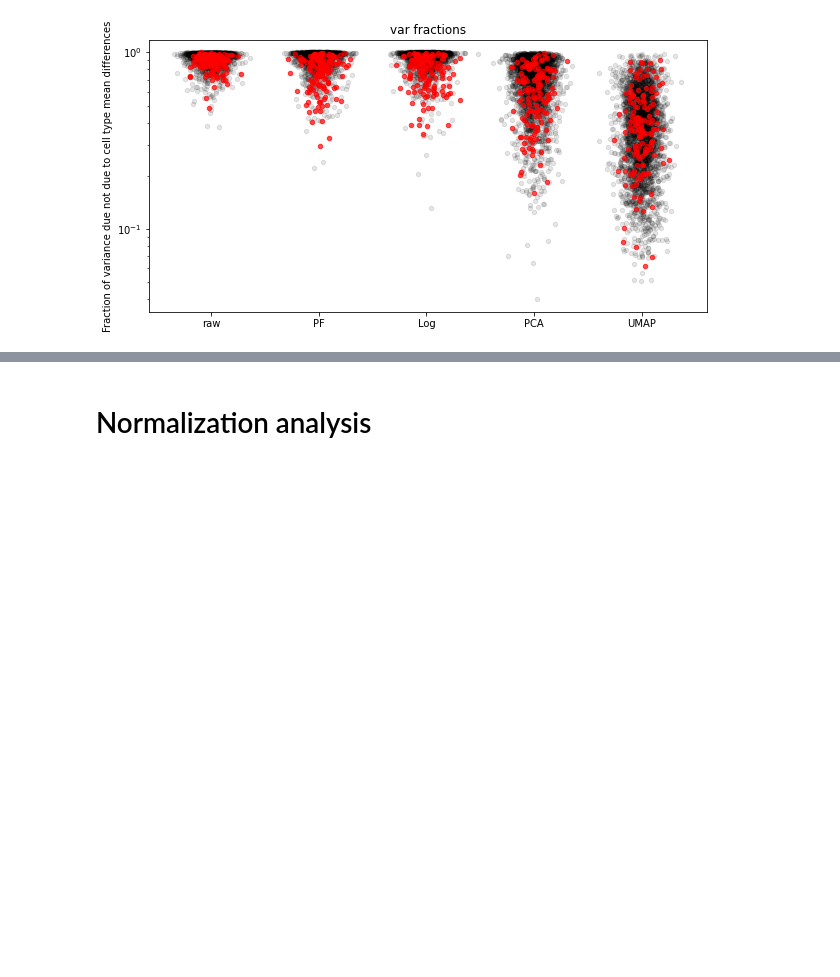
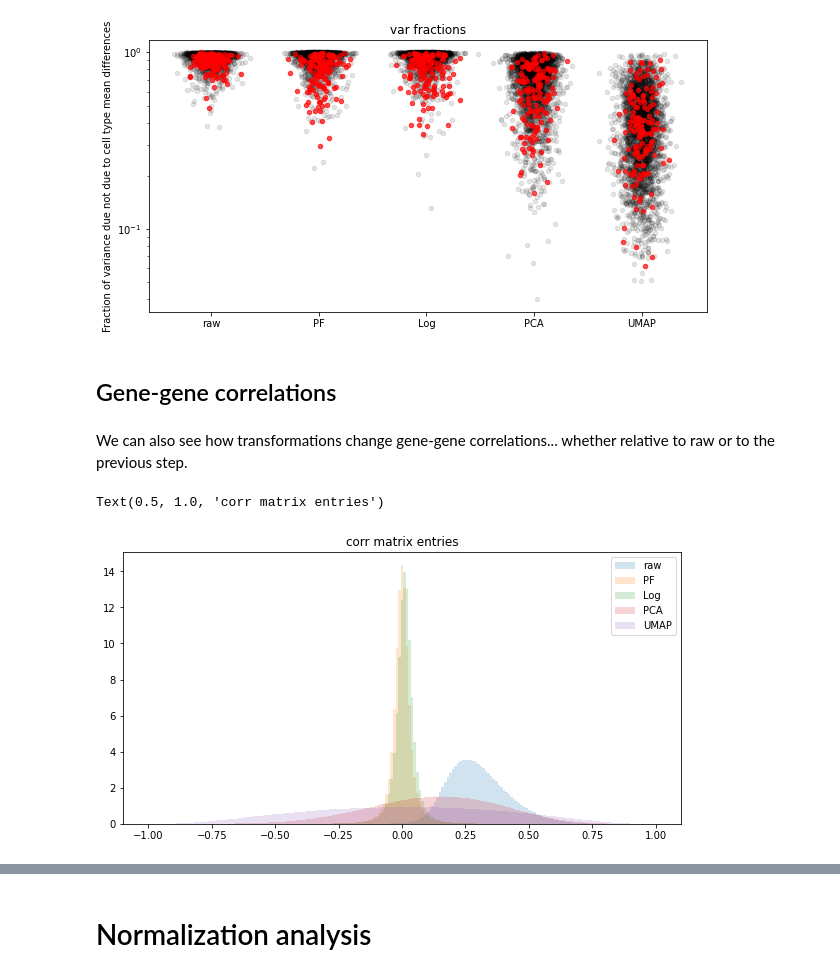
Before and after one commit to pachterlab/monod_examples, a Jupyter notebook: manuscript_computation/gg240420_allen_cellsubtypes_norm_analysis.ipynb, the cells around one changed output, grey strips where cells are left out. Saved outputs shown, nothing was run; the diff lists cells and outputs as text; code cells hidden in the pictures; blank space fills up the shorter version.

```diff
--- a/manuscript_computation/gg240420_allen_cellsubtypes_norm_analysis.ipynb
+++ b/manuscript_computation/gg240420_allen_cellsubtypes_norm_analysis.ipynb
@@ -518,3 +536,18 @@ ax1.set_ylabel('Fraction of variance due not due to cell type mean differences')
 # %% [output]
 Text(0, 0.5, 'Fraction of variance due not due to cell type mean differences')
 [figure]
+# %% [markdown]
+## Gene-gene correlations
+# %% [markdown]
+We can also see how transformations change gene-gene correlations... whether relative to raw or to the previous step.
+# %%
+def get_corrcoefs(ad_,layer):
+    cc_matrix_entries = np.corrcoef(ad_.layers[layer].T)
+    cc_matrix_entries = cc_matrix_entries[np.triu_indices(len(cc_matrix_entries),1)]
+    return cc_matrix_entries
+# %%
+rho_raw,rho_PF,rho_log,rho_PCA,rho_UMAP = [
+    get_corrcoefs(ad_subset,x)
+                                           for x in ['spliced','spliced_PF','spliced_log','spliced_PCA','spliced_UMAP']]
+# %%
+rhos = np.array([rho_raw,rho_PF,rho_log,rho_PCA,rho_UMAP])
@@ -520,0 +564,16 @@ Text(0, 0.5, 'Fraction of variance due not due to cell type mean differences')
+# %%
+n_rhos = int(sd.n_genes*(sd.n_genes-1)/2)
+fig1,ax1 = plt.subplots(1,1,figsize=(10,5))
+labels = ['raw','PF','Log','PCA','UMAP']
+# bins = np.linspace(-1,1,200)
+for k in range(5):
+#     xlocs = k+np.random.randn(n_rhos)/10
+    ax1.hist(rhos[k],bins,alpha=0.2,label=labels[k],density=True)
+#     ax1.scatter(xlocs[~gf],rhos[k][~gf],20,'r',alpha=0.7)
+# ax1.set_yscale('log')
+# ax1.set_xticks(np.arange(5),)
+ax1.legend()
+ax1.set_title('corr matrix entries')
+# %% [output]
+Text(0.5, 1.0, 'corr matrix entries')
+[figure, added]
```
Also changed, not shown: parts of 25 cells of this notebook.
